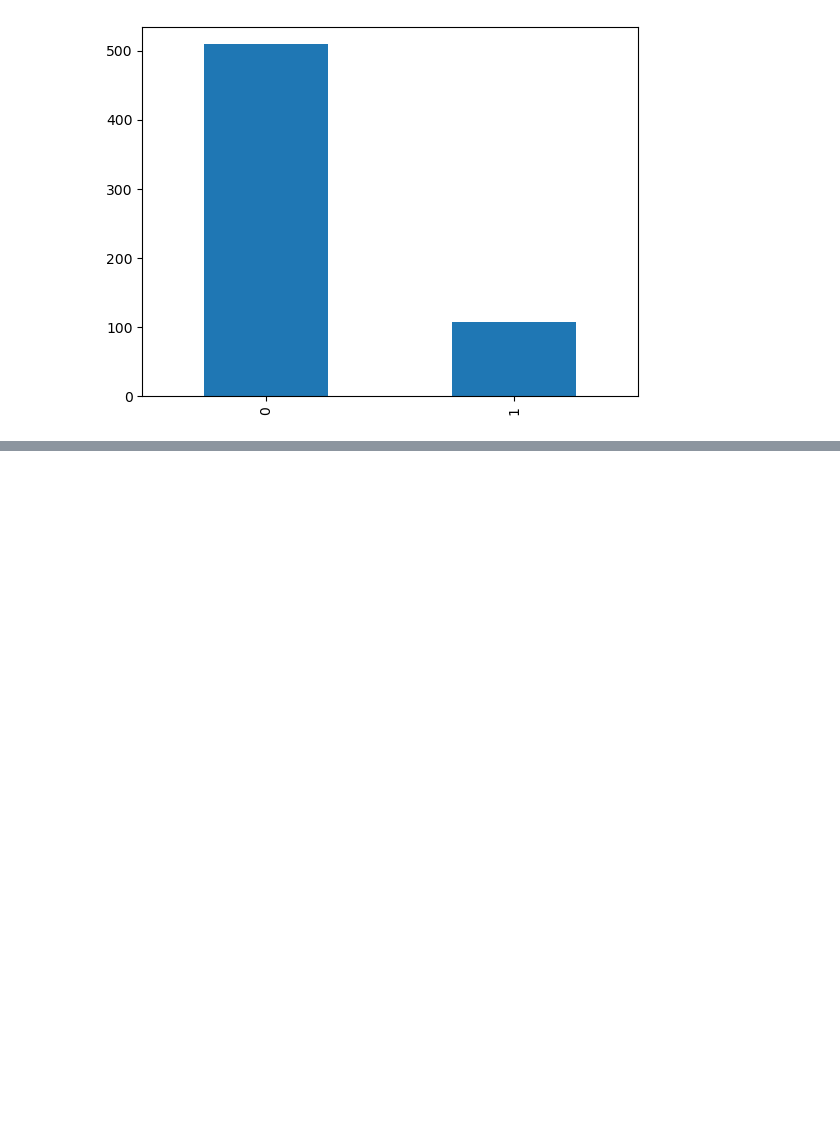
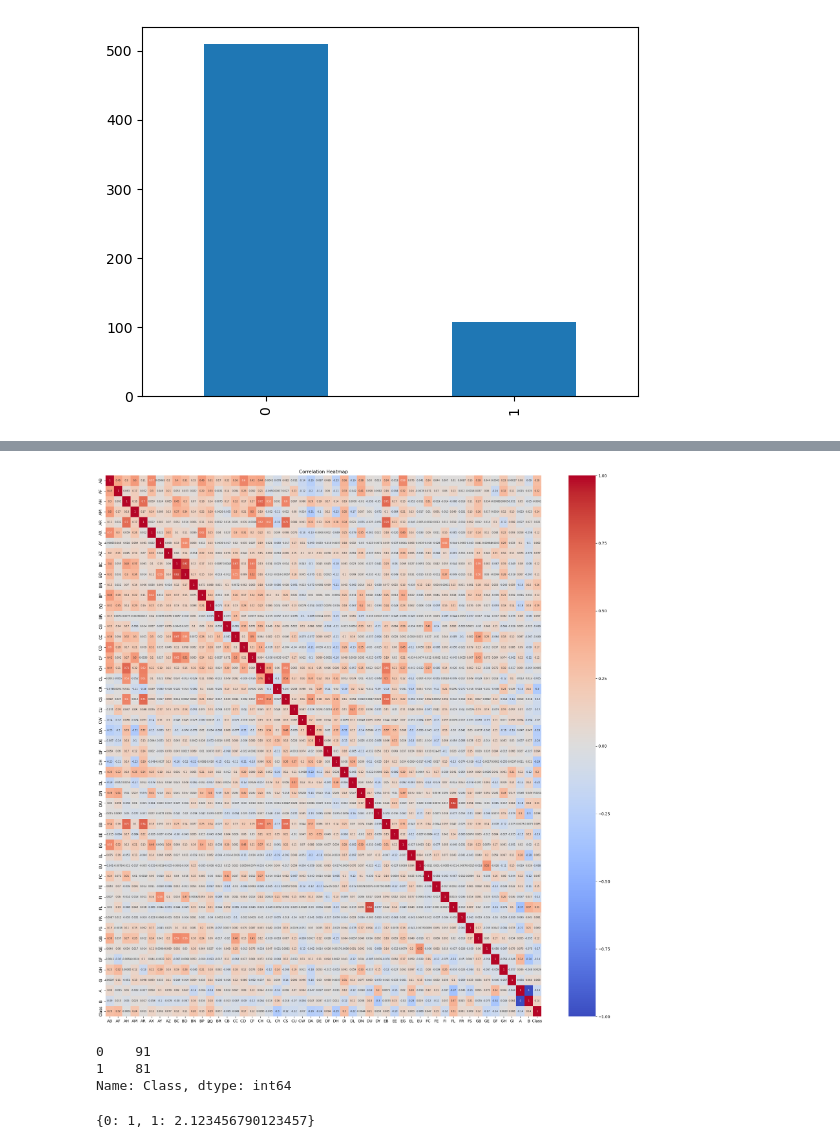
Before and after one commit to joseosvaldo16/icr-identify-age-related-conditions, a Jupyter notebook: age_related_conditions.ipynb, the cells around one changed output, grey strips where cells are left out. Cells and saved outputs as stored; diff of their text form; code cells hidden in the pictures; blank space fills up the shorter version.

```diff
--- a/age_related_conditions.ipynb
+++ b/age_related_conditions.ipynb
@@ -50,0 +86,14 @@ y_train.value_counts().plot.bar()
+# %%
+## From the heatmap above we can see a couple of features are very highly correlated
+## We can also see wich features are least correlated with the class target
+drop_features = ['GL','FD ','DV', 'BZ','EP','EH']
+
+correlation2 = pd.concat([X_train_scaled.drop(columns= drop_features),y_train_balanced],axis = 1).corr()
+# %%
+plt.figure(figsize=(25, 25))
+sns.heatmap(correlation2, cmap="coolwarm" ,annot= True,annot_kws={"fontsize": 6})
+# Display the heatmap
+plt.title('Correlation Heatmap')
+plt.show()
+# %% [output]
+[figure, added]
@@ -50,0 +102,10 @@ y_train.value_counts().plot.bar()
+# %%
+y_train_data.value_counts()
+# %% [output]
+0    91
+1    81
+Name: Class, dtype: int64
+# %%
+class_weights
+# %% [output]
+{0: 1, 1: 2.123456790123457}
```
Also changed, not shown: parts of 20 cells of this notebook.
